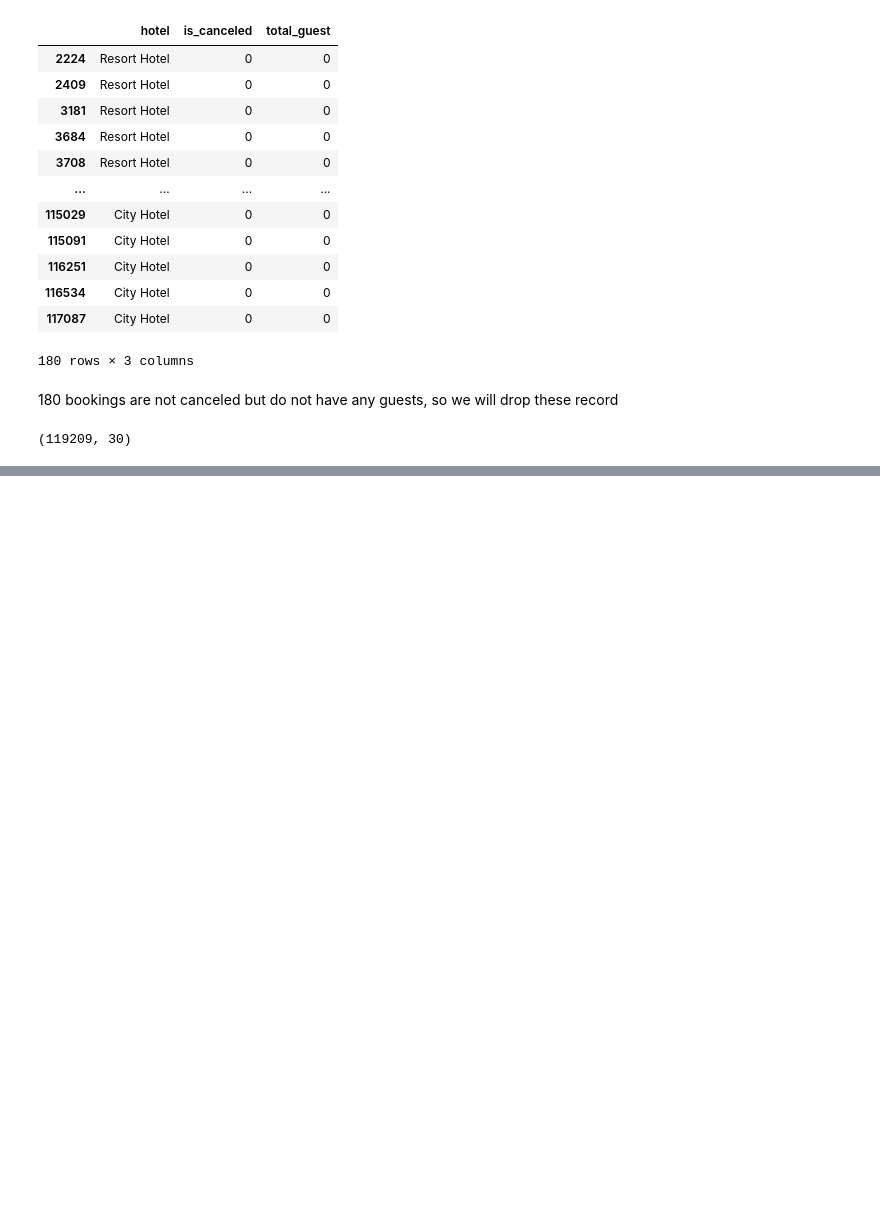
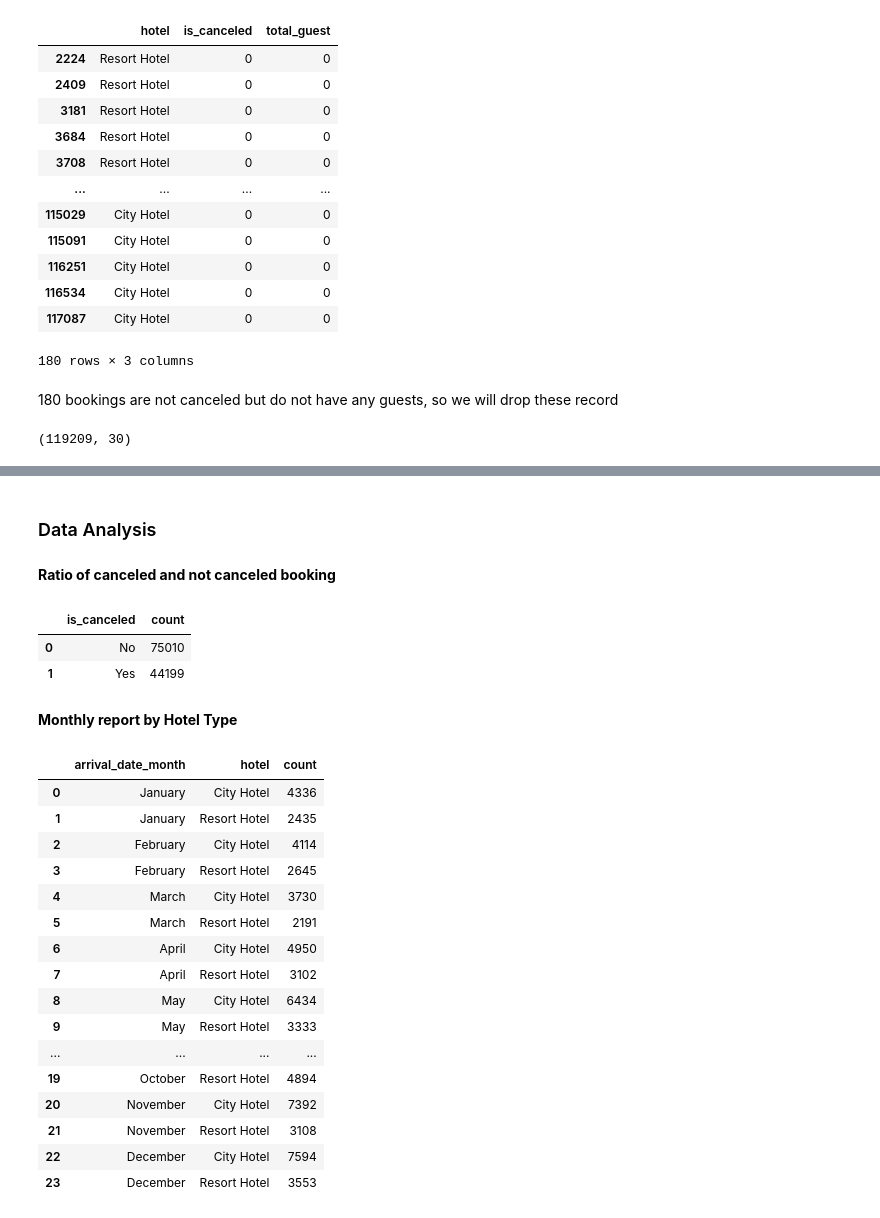
Before and after one commit to lutfiahk/Investigate-Business-Hotel-using-Data-Visualization, a Jupyter notebook: notebook.ipynb, the cells around one changed output, grey strips where cells are left out. Drawn from its saved outputs; the diff is of its cells as text; code cells hidden in the pictures; blank space fills up the shorter version.

```diff
--- a/notebook.ipynb
+++ b/notebook.ipynb
@@ -189,0 +197,13 @@ df.shape
+# %% [markdown]
+### Data Analysis
+# %% [markdown]
+**Ratio of canceled and not canceled booking**
+# %%
+# Ratio of canceled booking
+canceled = df.groupby('is_canceled')['hotel'].agg('count').reset_index().rename(columns = {'hotel' : 'count'})
+canceled['is_canceled'] = canceled['is_canceled'].replace({1:'Yes', 0:'No'})
+canceled
+# %% [output]
+|  | is_canceled | count |
+| 0 | No | 75010 |
+| 1 | Yes | 44199 |
@@ -189,0 +216,25 @@ df.shape
+# %% [markdown]
+**Monthly report by Hotel Type**
+# %%
+# Monthly reservation by hotel type
+df['month'] = pd.to_datetime(df['arrival_date_month'], format='%B')
+monthly_res = df.groupby(['month','arrival_date_month', 'hotel']).agg(count = ('hotel', 'count')).reset_index().sort_values('month')
+monthly_res[['arrival_date_month','hotel','count']]
+# %% [output]
+|  | arrival_date_month | hotel | count |
+| 0 | January | City Hotel | 4336 |
+| 1 | January | Resort Hotel | 2435 |
+| 2 | February | City Hotel | 4114 |
+| 3 | February | Resort Hotel | 2645 |
+| 4 | March | City Hotel | 3730 |
+| 5 | March | Resort Hotel | 2191 |
+| 6 | April | City Hotel | 4950 |
+| 7 | April | Resort Hotel | 3102 |
+| 8 | May | City Hotel | 6434 |
+| 9 | May | Resort Hotel | 3333 |
+| ... | ... | ... | ... |
+| 19 | October | Resort Hotel | 4894 |
+| 20 | November | City Hotel | 7392 |
+| 21 | November | Resort Hotel | 3108 |
+| 22 | December | City Hotel | 7594 |
+| 23 | December | Resort Hotel | 3553 |
```
Also changed, not shown: parts of 7 cells of this notebook.
